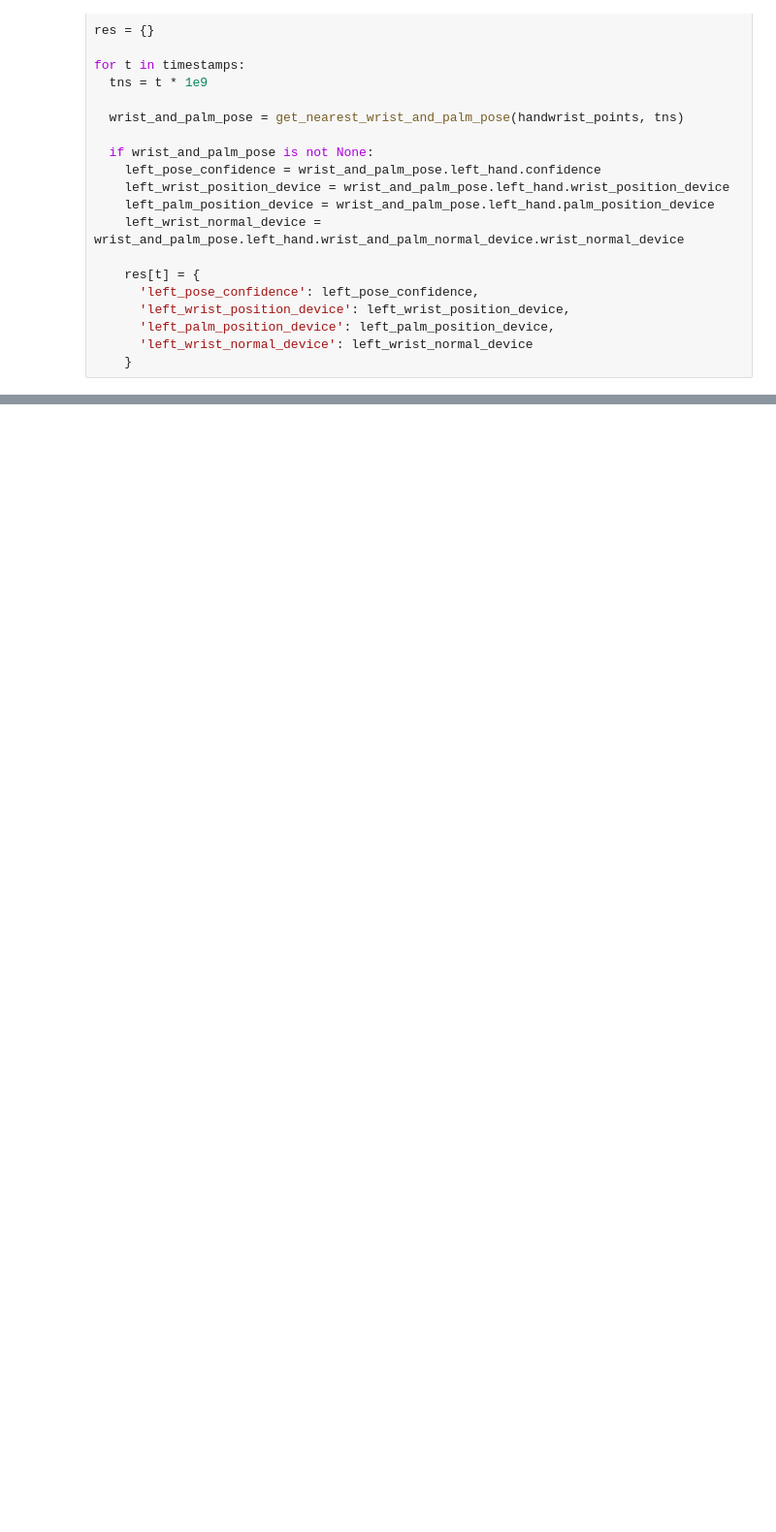
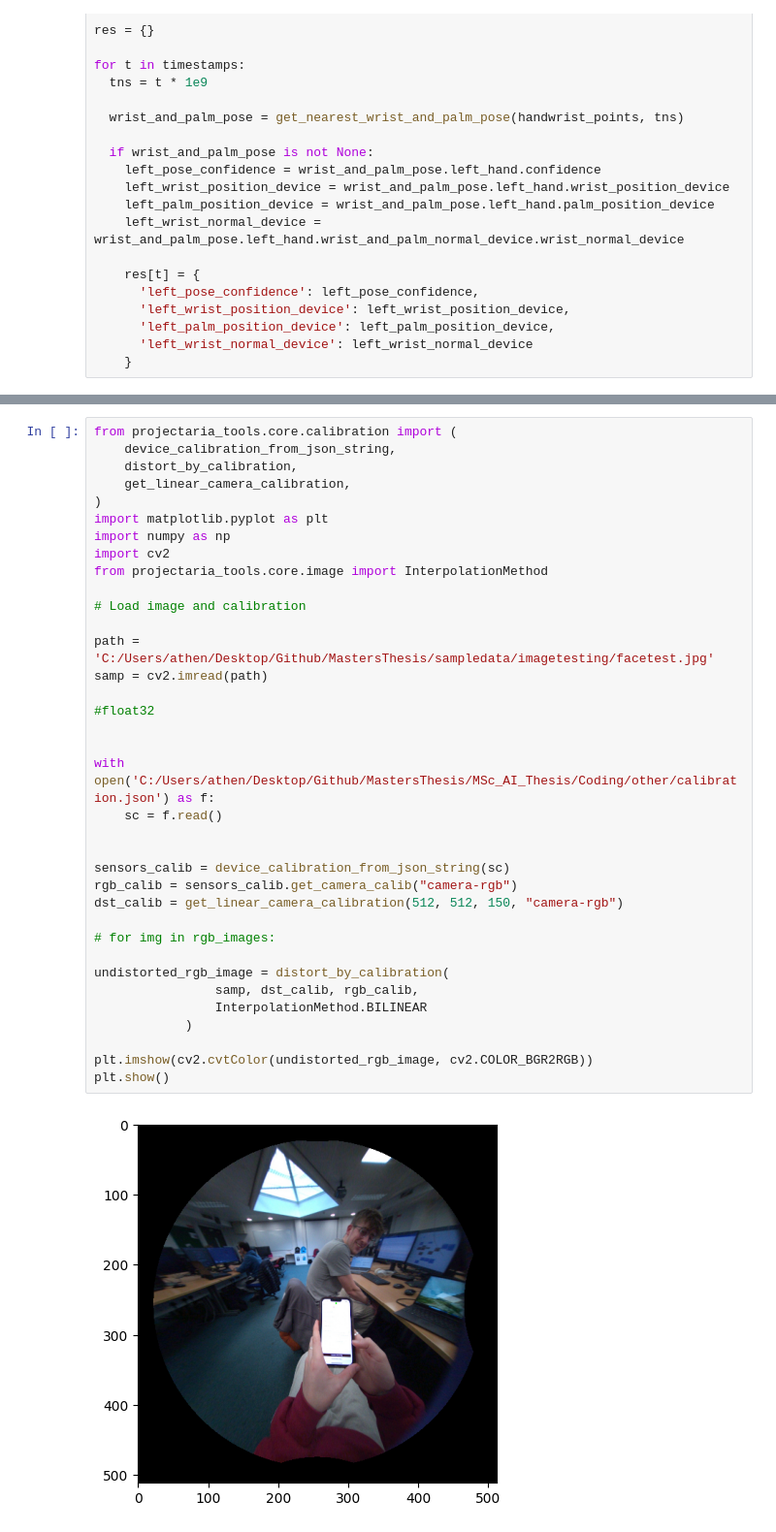
Before and after one commit to MichaelRice1/EgoDrive, a Jupyter notebook: Coding/notebooks_and_scripts/testing.ipynb, the cells around one changed output, grey strips where cells are left out. Shown at 97% size. Drawn from its saved outputs; the diff is of its cells as text; blank space fills up the shorter version.

```diff
--- a/Coding/notebooks_and_scripts/testing.ipynb
+++ b/Coding/notebooks_and_scripts/testing.ipynb
@@ -116,0 +49,38 @@ plt.show()
+# %%
+from projectaria_tools.core.calibration import (
+    device_calibration_from_json_string,
+    distort_by_calibration,
+    get_linear_camera_calibration,
+)
+import matplotlib.pyplot as plt
+import numpy as np
+import cv2
+from projectaria_tools.core.image import InterpolationMethod
+
+# Load image and calibration
+
+path = 'C:/Users/athen/Desktop/Github/MastersThesis/sampledata/imagetesting/facetest.jpg'
+samp = cv2.imread(path)
+
+#float32
+
+
+with open('C:/Users/athen/Desktop/Github/MastersThesis/MSc_AI_Thesis/Coding/other/calibration.json') as f:
+    sc = f.read()
+
+
+sensors_calib = device_calibration_from_json_string(sc)
+rgb_calib = sensors_calib.get_camera_calib("camera-rgb")
+dst_calib = get_linear_camera_calibration(512, 512, 150, "camera-rgb")
+
+# for img in rgb_images:
+
+undistorted_rgb_image = distort_by_calibration(
+                samp, dst_calib, rgb_calib,
+                InterpolationMethod.BILINEAR
+            )
+
+plt.imshow(cv2.cvtColor(undistorted_rgb_image, cv2.COLOR_BGR2RGB))
+plt.show()
+# %% [output]
+[figure, added]
```
Also changed, not shown: parts of 1 cell of this notebook, 7 other files.
